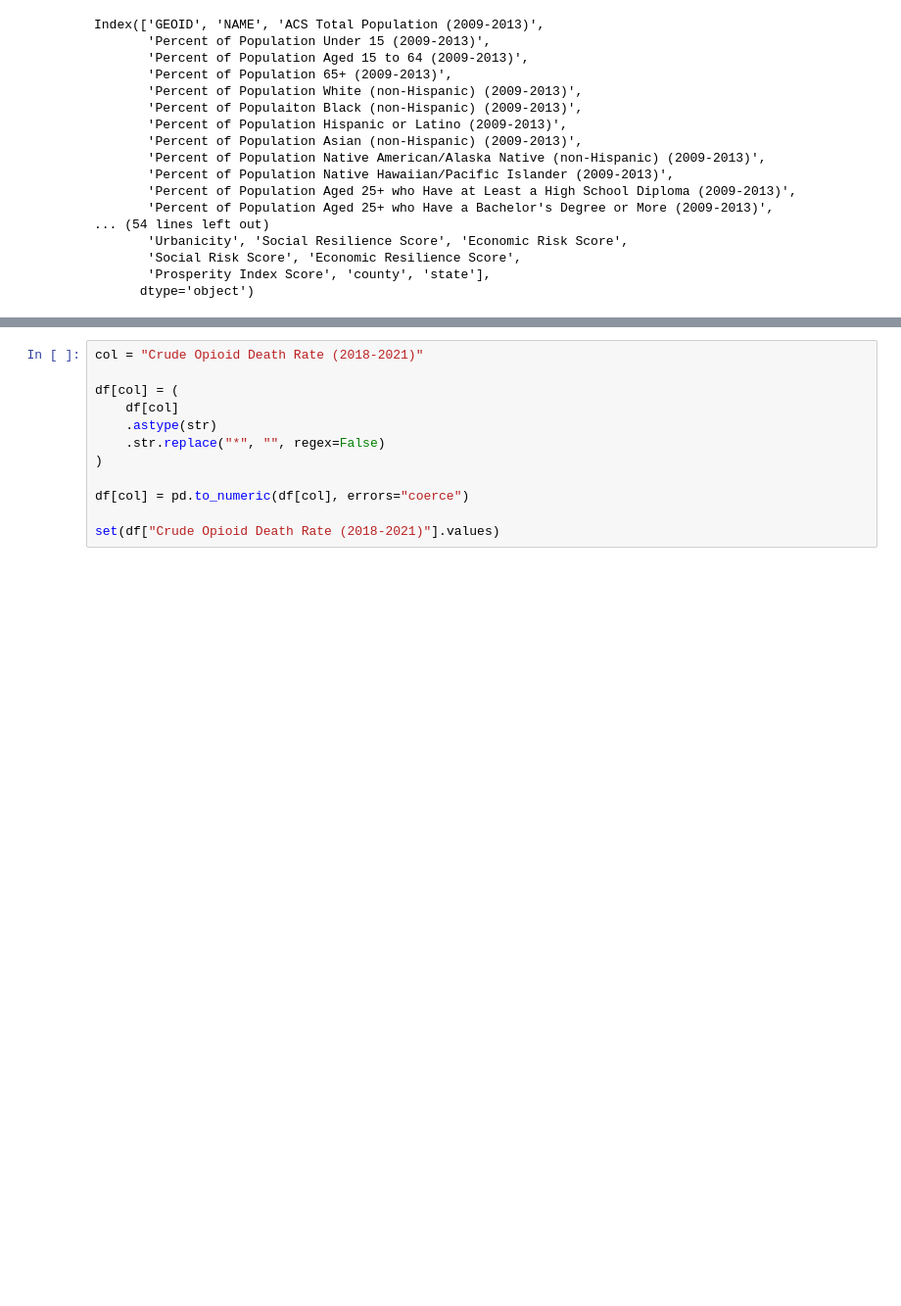
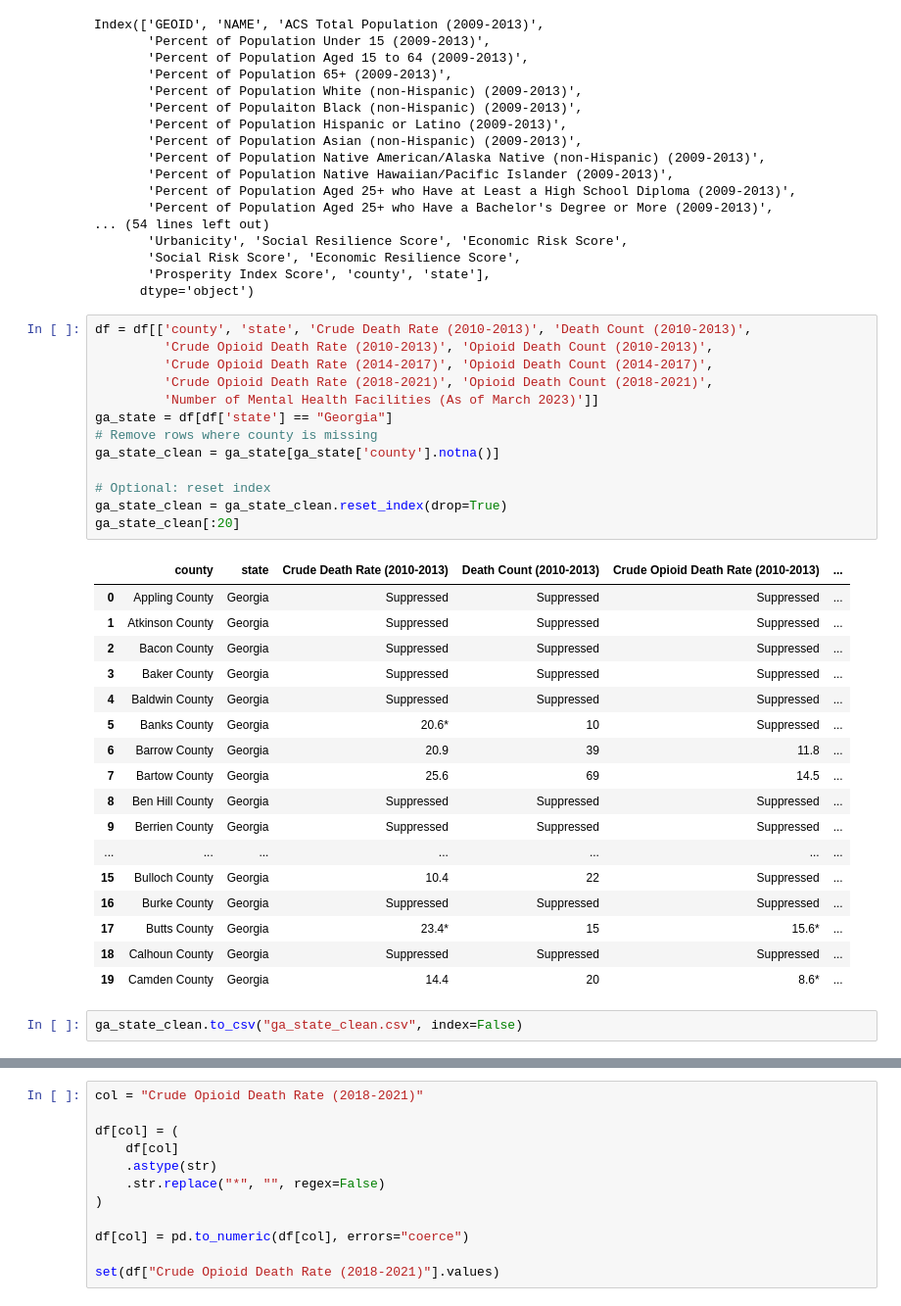
Before and after one commit to SumonKantiDey/Overdose-Rate-Visualisation, a Jupyter notebook: clean-dataset-EDA.ipynb, the cells around one changed output, grey strips where cells are left out. Shown at 98% size. Drawn from its saved outputs; the diff is of its cells as text; blank space fills up the shorter version.

```diff
--- a/clean-dataset-EDA.ipynb
+++ b/clean-dataset-EDA.ipynb
@@ -31,3 +34,36 @@ Index(['GEOID', 'NAME', 'ACS Total Population (2009-2013)',
        'Social Risk Score', 'Economic Resilience Score',
        'Prosperity Index Score', 'county', 'state'],
       dtype='object')
+# %%
+df = df[['county', 'state', 'Crude Death Rate (2010-2013)', 'Death Count (2010-2013)',
+         'Crude Opioid Death Rate (2010-2013)', 'Opioid Death Count (2010-2013)',
+         'Crude Opioid Death Rate (2014-2017)', 'Opioid Death Count (2014-2017)',
+         'Crude Opioid Death Rate (2018-2021)', 'Opioid Death Count (2018-2021)',
+         'Number of Mental Health Facilities (As of March 2023)']]
+ga_state = df[df['state'] == "Georgia"]
+# Remove rows where county is missing
+ga_state_clean = ga_state[ga_state['county'].notna()]
+
+# Optional: reset index
+ga_state_clean = ga_state_clean.reset_index(drop=True)
+ga_state_clean[:20]
+# %% [output]
+|  | county | state | Crude Death Rate (2010-2013) | Death Count (2010-2013) | Crude Opioid Death Rate (2010-2013) | ... |
+| 0 | Appling County | Georgia | Suppressed | Suppressed | Suppressed | ... |
+| 1 | Atkinson County | Georgia | Suppressed | Suppressed | Suppressed | ... |
+| 2 | Bacon County | Georgia | Suppressed | Suppressed | Suppressed | ... |
+| 3 | Baker County | Georgia | Suppressed | Suppressed | Suppressed | ... |
+| 4 | Baldwin County | Georgia | Suppressed | Suppressed | Suppressed | ... |
+| 5 | Banks County | Georgia | 20.6* | 10 | Suppressed | ... |
+| 6 | Barrow County | Georgia | 20.9 | 39 | 11.8 | ... |
+| 7 | Bartow County | Georgia | 25.6 | 69 | 14.5 | ... |
+| 8 | Ben Hill County | Georgia | Suppressed | Suppressed | Suppressed | ... |
+| 9 | Berrien County | Georgia | Suppressed | Suppressed | Suppressed | ... |
+| ... | ... | ... | ... | ... | ... | ... |
+| 15 | Bulloch County | Georgia | 10.4 | 22 | Suppressed | ... |
+| 16 | Burke County | Georgia | Suppressed | Suppressed | Suppressed | ... |
+| 17 | Butts County | Georgia | 23.4* | 15 | 15.6* | ... |
+| 18 | Calhoun County | Georgia | Suppressed | Suppressed | Suppressed | ... |
+| 19 | Camden County | Georgia | 14.4 | 20 | 8.6* | ... |
+# %%
+ga_state_clean.to_csv("ga_state_clean.csv", index=False)
```
Also changed, not shown: parts of 6 cells of this notebook, 4 other files.
